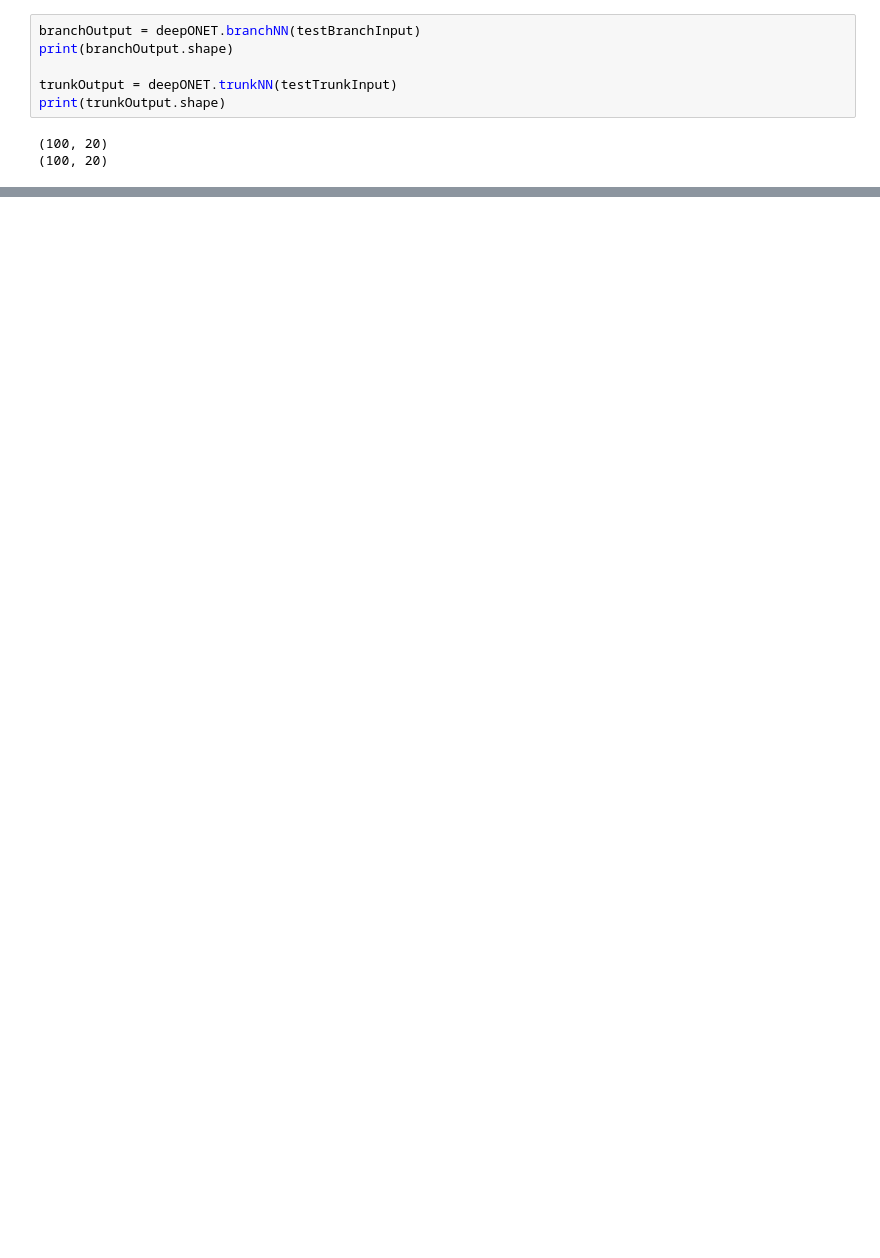
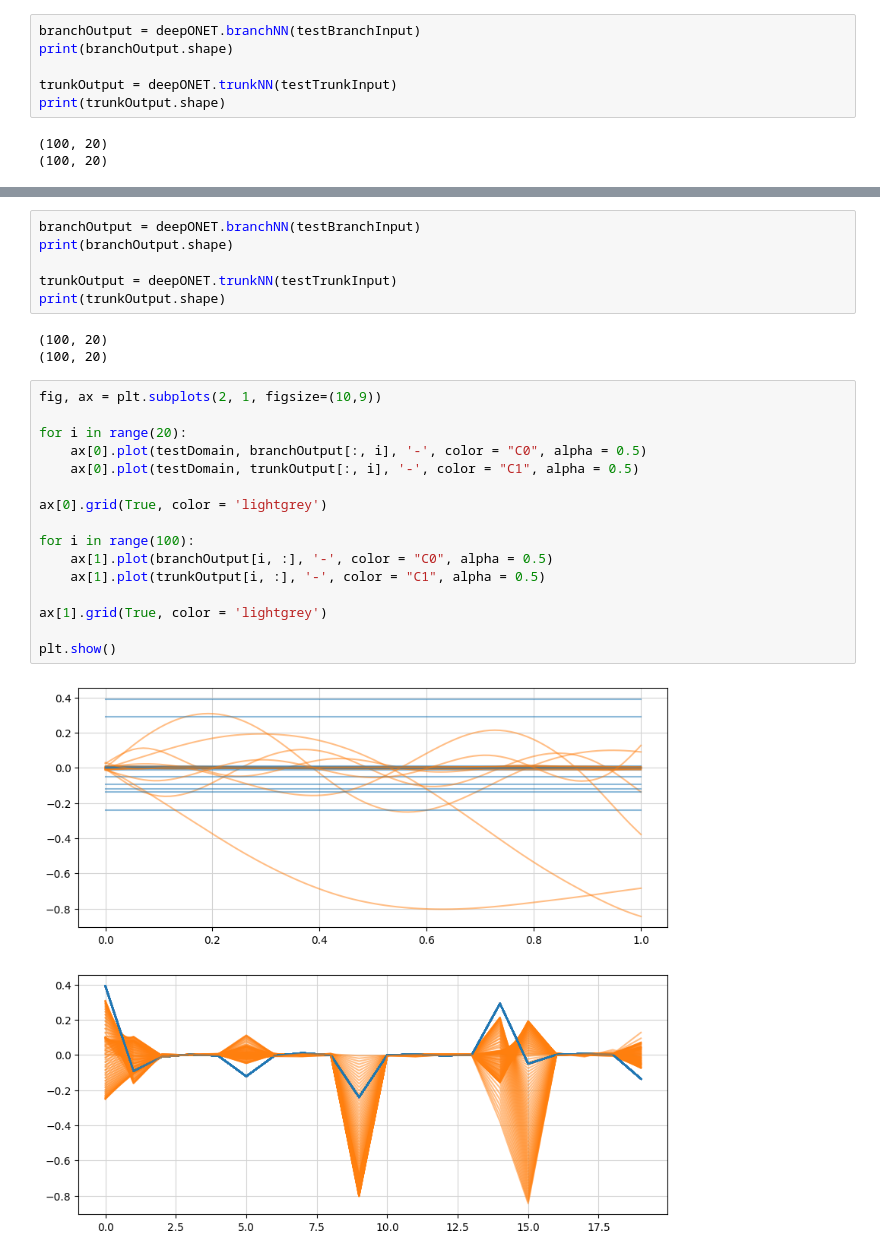
Before and after one commit to bkr11a/DeepONetPlayground, a Jupyter notebook: DeepONetTutorial.ipynb, the cells around one changed output, grey strips where cells are left out. Drawn from its saved outputs; the diff is of its cells as text; blank space fills up the shorter version.

```diff
--- a/DeepONetTutorial.ipynb
+++ b/DeepONetTutorial.ipynb
@@ -271,0 +337,27 @@ plt.show()
+# %%
+branchOutput = deepONET.branchNN(testBranchInput)
+print(branchOutput.shape)
+
+trunkOutput = deepONET.trunkNN(testTrunkInput)
+print(trunkOutput.shape)
+# %% [output]
+(100, 20)
+(100, 20)
+# %%
+fig, ax = plt.subplots(2, 1, figsize=(10,9))
+
+for i in range(20):
+    ax[0].plot(testDomain, branchOutput[:, i], '-', color = "C0", alpha = 0.5)
+    ax[0].plot(testDomain, trunkOutput[:, i], '-', color = "C1", alpha = 0.5)
+
+ax[0].grid(True, color = 'lightgrey')
+
+for i in range(100):
+    ax[1].plot(branchOutput[i, :], '-', color = "C0", alpha = 0.5)
+    ax[1].plot(trunkOutput[i, :], '-', color = "C1", alpha = 0.5)
+
+ax[1].grid(True, color = 'lightgrey')
+
+plt.show()
+# %% [output]
+[figure, added]
```
Also changed, not shown: parts of 8 cells of this notebook, 2 other files.
